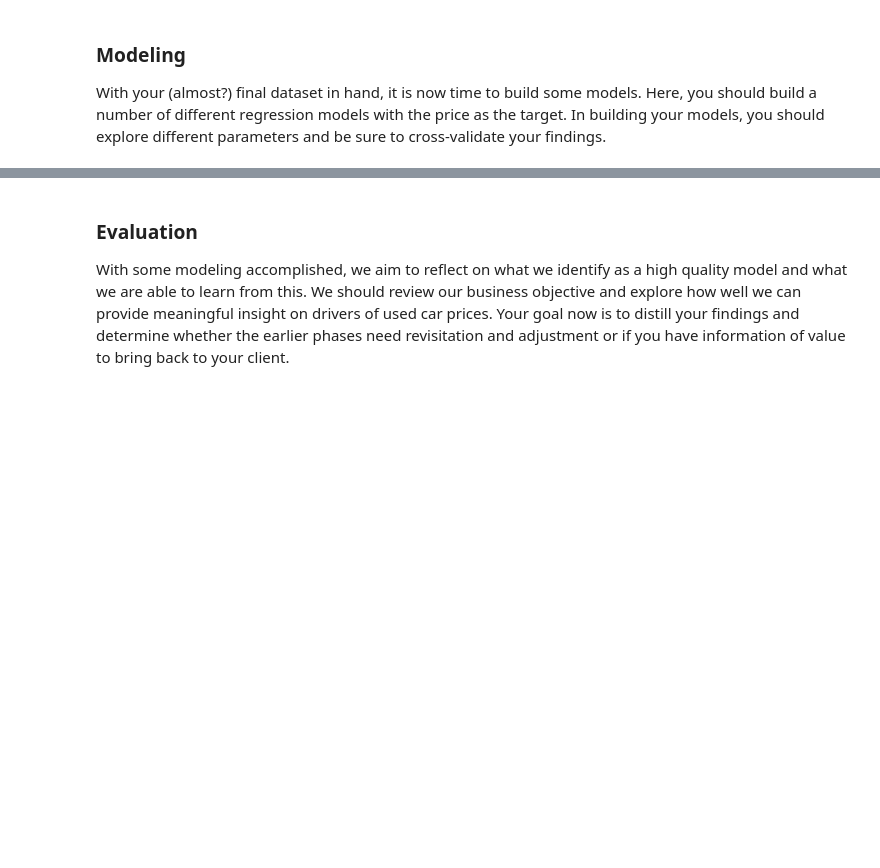
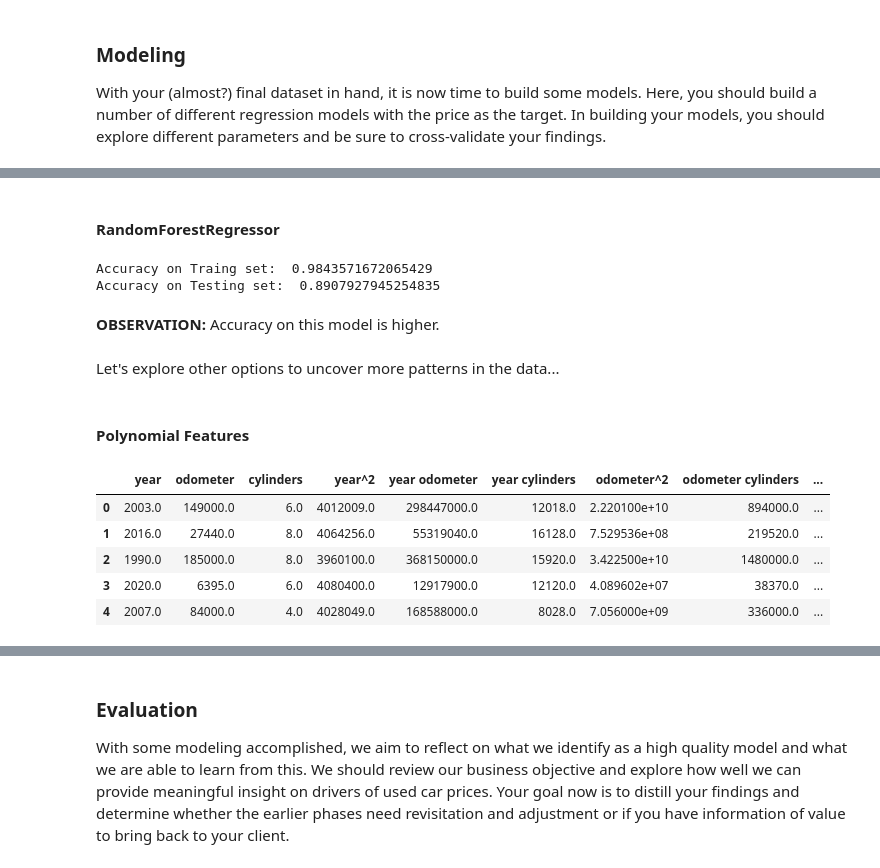
Before and after one commit to leonyi/zero-to-ml_ai-mastery, a Jupyter notebook: practical-application2-used-cars-analysis/used-cars-analysis.ipynb, the cells around one changed output, grey strips where cells are left out. Cells and saved outputs as stored; diff of their text form; code cells hidden in the pictures; blank space fills up the shorter version.

```diff
--- a/practical-application2-used-cars-analysis/used-cars-analysis.ipynb
+++ b/practical-application2-used-cars-analysis/used-cars-analysis.ipynb
@@ -417,0 +961,7 @@ y
+# %%
+# Split the data into X and y.
+# The train_test_split method was called with the stratify argument to ensure that both the train and test sets would
+# have a similar proportion of classes.
+X_train, X_test, y_train, y_test = train_test_split(mutated_data.drop('price', axis = 1), mutated_data.price,
+                                                    random_state = 42,
+                                                    test_size = 0.3)
@@ -417,0 +976,4 @@ y
+# %%
+from sklearn.ensemble import ExtraTreesRegressor
+selection= ExtraTreesRegressor()
+selection.fit(X_train,y_train)
@@ -417,0 +994,6 @@ y
+# %%
+linear_reg = LinearRegression()
+linear_reg.fit(X_train, y_train)
+y_pred= linear_reg.predict(X_test)
+print("Accuracy on Traing set: ",linear_reg.score(X_train,y_train))
+print("Accuracy on Testing set: ",linear_reg.score(X_test,y_test))
@@ -417,0 +1005,34 @@ y
+# %% [markdown]
+#### RandomForestRegressor
+# %%
+from sklearn.ensemble import RandomForestRegressor
+
+rf_reg = RandomForestRegressor()
+rf_reg.fit(X_train, y_train)
+y_pred= rf_reg.predict(X_test)
+print("Accuracy on Traing set: ",rf_reg.score(X_train,y_train))
+print("Accuracy on Testing set: ",rf_reg.score(X_test,y_test))
+# %% [output]
+Accuracy on Traing set:  0.9843571672065429
+Accuracy on Testing set:  0.8907927945254835
+# %% [markdown]
+**OBSERVATION:** Accuracy on this model is higher.
+# %% [markdown]
+Let's explore other options to uncover more patterns in the data...
+# %% [markdown]
+#### Polynomial Features
+# %%
+poly_features = PolynomialFeatures(degree = 3, include_bias=False)
+X_train_poly = poly_features.fit_transform(X_train[['year', 'odometer', 'cylinders']])
+X_test_poly = poly_features.fit_transform(X_test[['year', 'odometer', 'cylinders']])
+columns = poly_features.get_feature_names_out()
+train_df = pd.DataFrame(X_train_poly, columns=columns)
+test_df = pd.DataFrame(X_test_poly, columns = columns)
+train_df.head()
+# %% [output]
+|  | year | odometer | cylinders | year^2 | year odometer | year cylinders | odometer^2 | odometer cylinders | ... |
+| 0 | 2003.0 | 149000.0 | 6.0 | 4012009.0 | 298447000.0 | 12018.0 | 2.220100e+10 | 894000.0 | ... |
+| 1 | 2016.0 | 27440.0 | 8.0 | 4064256.0 | 55319040.0 | 16128.0 | 7.529536e+08 | 219520.0 | ... |
+| 2 | 1990.0 | 185000.0 | 8.0 | 3960100.0 | 368150000.0 | 15920.0 | 3.422500e+10 | 1480000.0 | ... |
+| 3 | 2020.0 | 6395.0 | 6.0 | 4080400.0 | 12917900.0 | 12120.0 | 4.089602e+07 | 38370.0 | ... |
+| 4 | 2007.0 | 84000.0 | 4.0 | 4028049.0 | 168588000.0 | 8028.0 | 7.056000e+09 | 336000.0 | ... |
```
Also changed, not shown: parts of 78 cells of this notebook, 4 other files.
